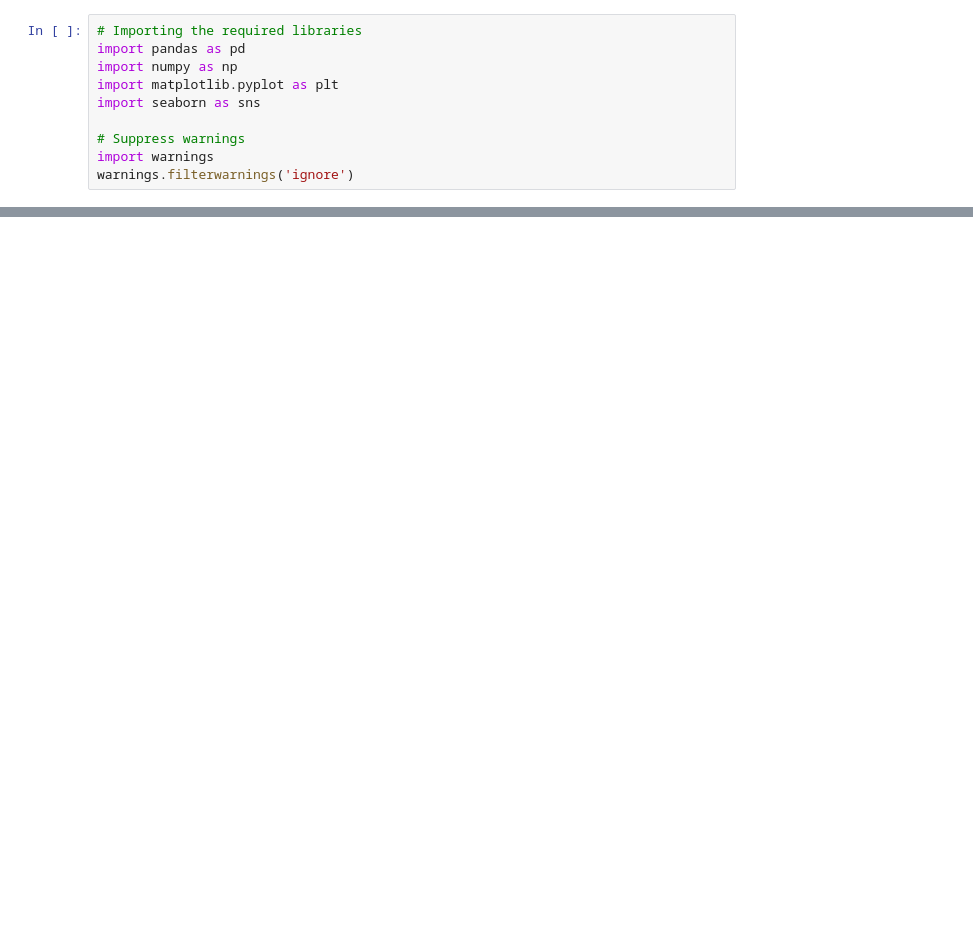
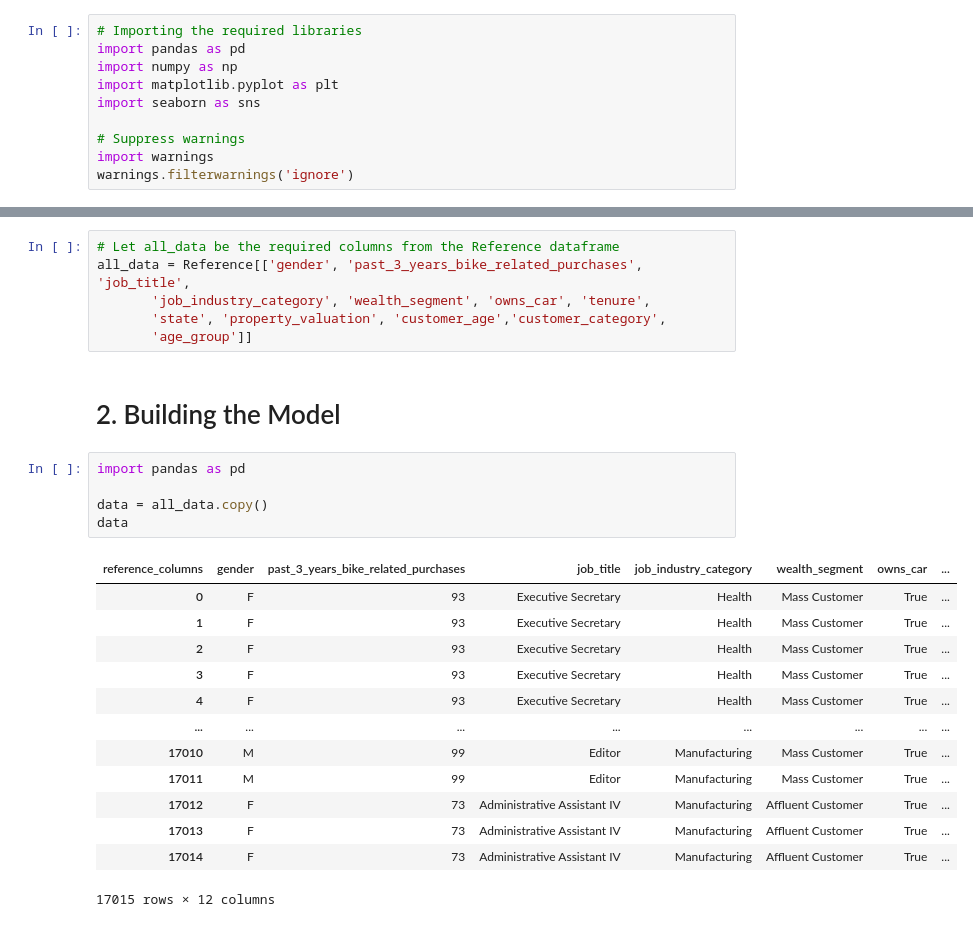
Before and after one commit to notcostheta/internship-speedrun, a Jupyter notebook: kpmg/task3.ipynb, the cells around one changed output, grey strips where cells are left out. Cells and saved outputs as stored; diff of their text form; blank space fills up the shorter version.

```diff
--- a/kpmg/task3.ipynb
+++ b/kpmg/task3.ipynb
@@ -72,0 +347,27 @@ memory usage: 3.8+ MB
+# %%
+# Let all_data be the required columns from the Reference dataframe
+all_data = Reference[['gender', 'past_3_years_bike_related_purchases', 'job_title',
+       'job_industry_category', 'wealth_segment', 'owns_car', 'tenure',
+       'state', 'property_valuation', 'customer_age','customer_category',
+       'age_group']]
+# %% [markdown]
+# 2. Building the Model
+# %%
+import pandas as pd
+
+data = all_data.copy()
+data
+# %% [output]
+| reference_columns | gender | past_3_years_bike_related_purchases | job_title | job_industry_category | wealth_segment | owns_car | ... |
+| 0 | F | 93 | Executive Secretary | Health | Mass Customer | True | ... |
+| 1 | F | 93 | Executive Secretary | Health | Mass Customer | True | ... |
+| 2 | F | 93 | Executive Secretary | Health | Mass Customer | True | ... |
+| 3 | F | 93 | Executive Secretary | Health | Mass Customer | True | ... |
+| 4 | F | 93 | Executive Secretary | Health | Mass Customer | True | ... |
+| ... | ... | ... | ... | ... | ... | ... | ... |
+| 17010 | M | 99 | Editor | Manufacturing | Mass Customer | True | ... |
+| 17011 | M | 99 | Editor | Manufacturing | Mass Customer | True | ... |
+| 17012 | F | 73 | Administrative Assistant IV | Manufacturing | Affluent Customer | True | ... |
+| 17013 | F | 73 | Administrative Assistant IV | Manufacturing | Affluent Customer | True | ... |
+| 17014 | F | 73 | Administrative Assistant IV | Manufacturing | Affluent Customer | True | ... |
+17015 rows × 12 columns
```
Also changed, not shown: parts of 26 cells of this notebook, 2 other files.
